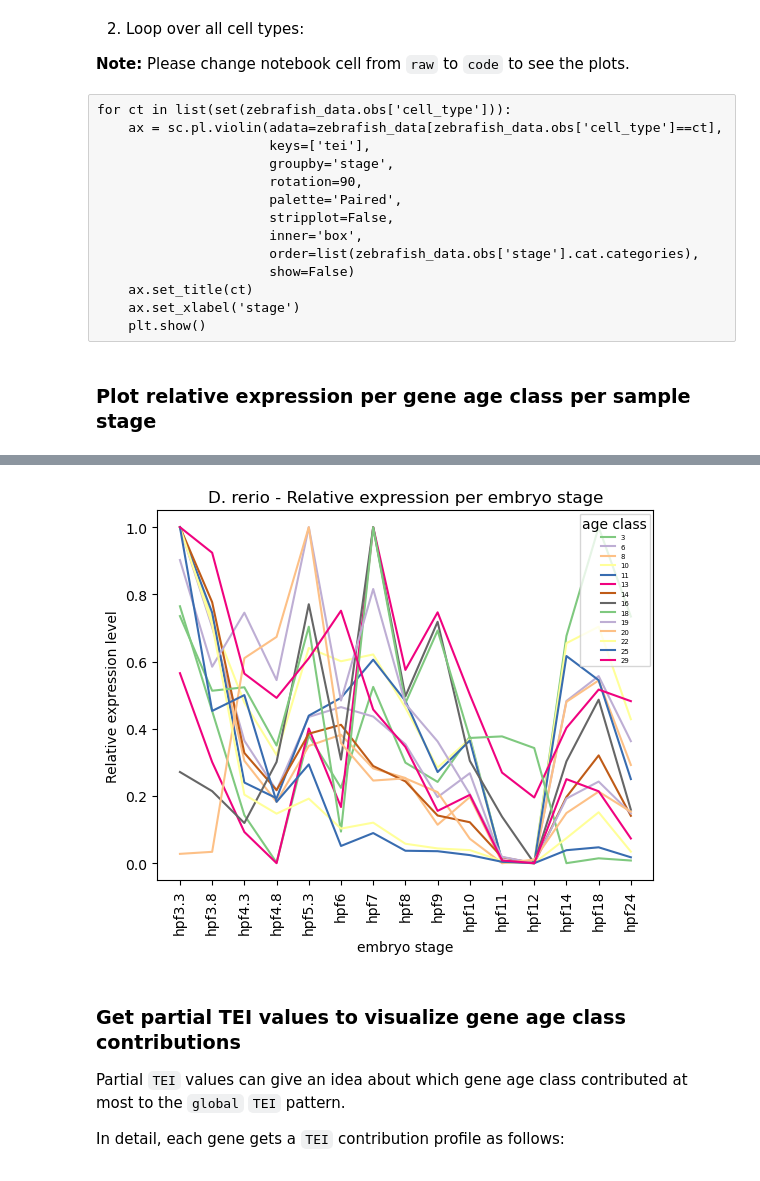
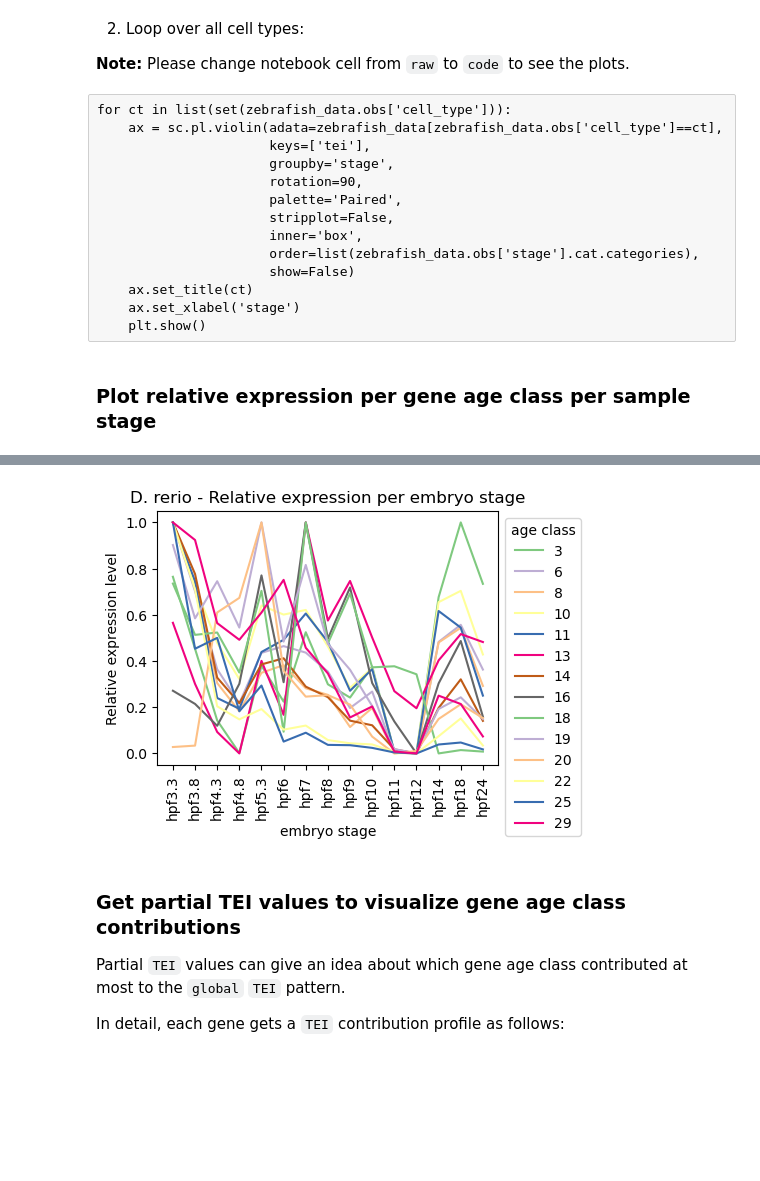
Before and after one commit to kullrich/orthomap, a Jupyter notebook: docs/notebooks/zebrafish_example.ipynb, the cells around one changed output, grey strips where cells are left out. Cells and saved outputs as stored; diff of their text form; code cells hidden in the pictures; blank space fills up the shorter version.

Commit message:
# changed zebrafish_example

```diff
--- a/docs/notebooks/zebrafish_example.ipynb
+++ b/docs/notebooks/zebrafish_example.ipynb
@@ -42,6 +42,7 @@ from statannot import add_stat_annotation
 #plt.rcParams['figure.dpi'] = 300
 #plt.rcParams['savefig.dpi'] = 300
 #plt.rcParams['figure.figsize'] = [6, 4.5]
+plt.rcParams['figure.figsize'] = [4.4, 3.3]
 # %% [markdown]
 ## Import orthomap python package submodules
 # %%
@@ -494,20 +495,20 @@ list(set(zebrafish_data.obs['cell_type']))
 2. Loop over all cell types:
 
 __Note:__ Please change notebook cell from `raw` to `code` to see the plots.
-# %% [raw]
-for ct in list(set(zebrafish_data.obs['cell_type'])):
-    ax = sc.pl.violin(adata=zebrafish_data[zebrafish_data.obs['cell_type']==ct],
-                      keys=['tei'],
-                      groupby='stage',
-                      rotation=90,
-                      palette='Paired',
-                      stripplot=False,
-                      inner='box',
-                      order=list(zebrafish_data.obs['stage'].cat.categories),
-                      show=False)
-    ax.set_title(ct)
-    ax.set_xlabel('stage')
-    plt.show()
+# %% [raw]
+for ct in list(set(zebrafish_data.obs['cell_type'])):
+    ax = sc.pl.violin(adata=zebrafish_data[zebrafish_data.obs['cell_type']==ct],
+                      keys=['tei'],
+                      groupby='stage',
+                      rotation=90,
+                      palette='Paired',
+                      stripplot=False,
+                      inner='box',
+                      order=list(zebrafish_data.obs['stage'].cat.categories),
+                      show=False)
+    ax.set_title(ct)
+    ax.set_xlabel('stage')
+    plt.show()
 # %% [markdown]
 ### Plot relative expression per gene age class per sample stage
 # %%
@@ -547,14 +548,15 @@ zebrafish_data_rematrix_grouped
 # %%
 ax = sns.lineplot(zebrafish_data_rematrix_grouped.transpose(), palette='Accent', dashes=False)
 ax.legend(fontsize=5, title='age class')
 ax.set_title('D. rerio - Relative expression per embryo stage')
 ax.set_xlabel('embryo stage')
 ax.set_ylabel('Relative expression level')
+sns.move_legend(ax, 'upper left', bbox_to_anchor=(1, 1))
 #plt.tick_params(labelsize=3)
 plt.xticks(rotation=90)
 plt.show()
 # %% [output]
-[figure, old version]
+[figure, new version]
 # %% [markdown]
 ### Get partial TEI values to visualize gene age class contributions
 
```
Also changed, not shown: parts of 29 cells of this notebook.
